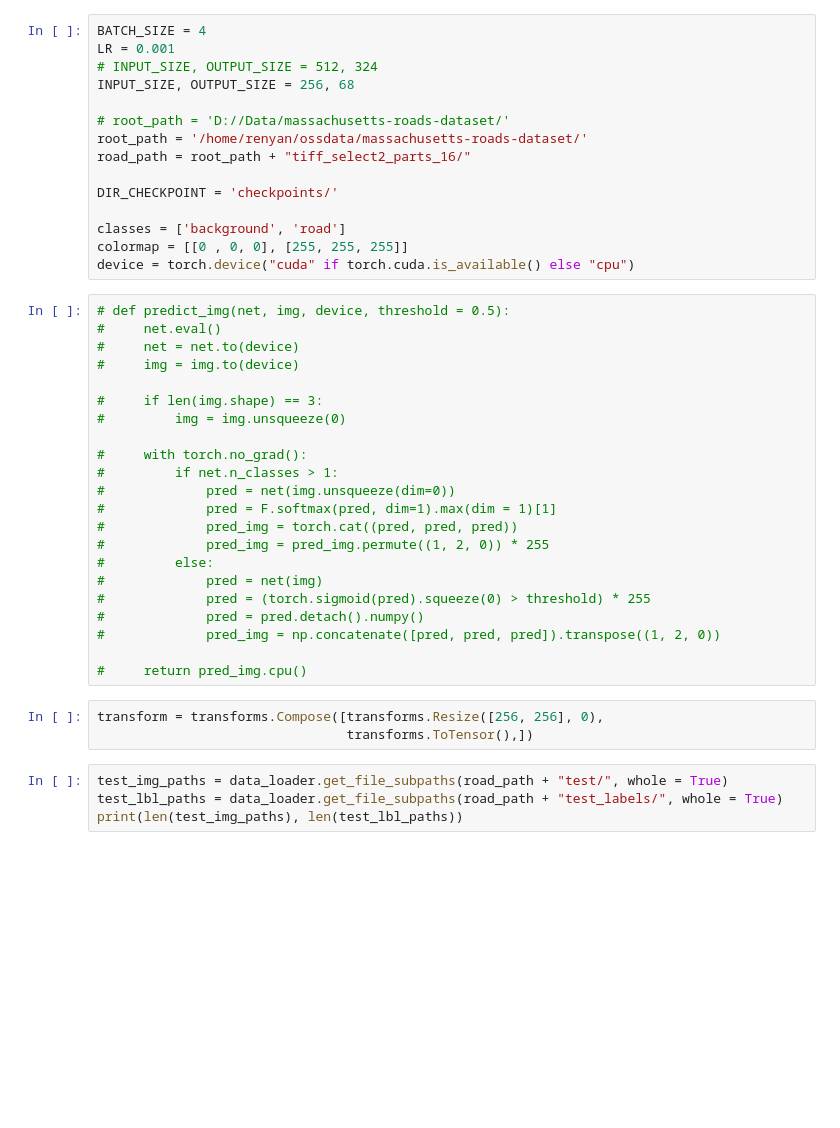
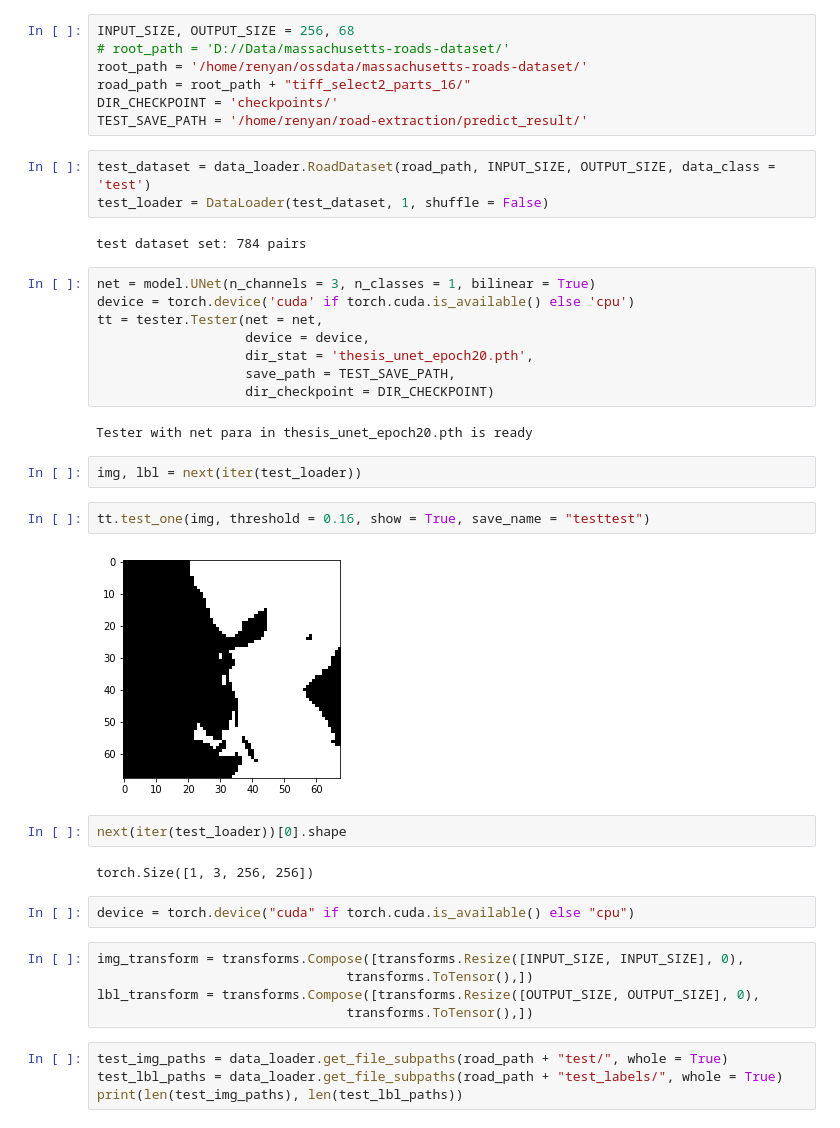
Before and after one commit to Ryanna-github/road-extraction, a Jupyter notebook: 2021-02-18_predict.ipynb, the cells around one changed output. Drawn from its saved outputs; the diff is of its cells as text; blank space fills up the shorter version.

```diff
--- a/2021-02-18_predict.ipynb
+++ b/2021-02-18_predict.ipynb
@@ -17,43 +18,42 @@ save_path = '/home/renyan/road-extraction/predict_result/'
 # %%
-BATCH_SIZE = 4
-LR = 0.001
-# INPUT_SIZE, OUTPUT_SIZE = 512, 324
 INPUT_SIZE, OUTPUT_SIZE = 256, 68
-
 # root_path = 'D://Data/massachusetts-roads-dataset/'
 root_path = '/home/renyan/ossdata/massachusetts-roads-dataset/'
 road_path = root_path + "tiff_select2_parts_16/"
-
 DIR_CHECKPOINT = 'checkpoints/'
-
-classes = ['background', 'road']
-colormap = [[0 , 0, 0], [255, 255, 255]]
-device = torch.device("cuda" if torch.cuda.is_available() else "cpu")
+TEST_SAVE_PATH = '/home/renyan/road-extraction/predict_result/'
-# %%
-# def predict_img(net, img, device, threshold = 0.5):
-#     net.eval()
-#     net = net.to(device)
-#     img = img.to(device)
-
-#     if len(img.shape) == 3:
-#         img = img.unsqueeze(0)
-
-#     with torch.no_grad():
-#         if net.n_classes > 1:
-#             pred = net(img.unsqueeze(dim=0))
-#             pred = F.softmax(pred, dim=1).max(dim = 1)[1]
-#             pred_img = torch.cat((pred, pred, pred))
-#             pred_img = pred_img.permute((1, 2, 0)) * 255
-#         else:
-#             pred = net(img)
-#             pred = (torch.sigmoid(pred).squeeze(0) > threshold) * 255
-#             pred = pred.detach().numpy()
-#             pred_img = np.concatenate([pred, pred, pred]).transpose((1, 2, 0))
-
-#     return pred_img.cpu()
+# %%
+test_dataset = data_loader.RoadDataset(road_path, INPUT_SIZE, OUTPUT_SIZE, data_class = 'test')
+test_loader = DataLoader(test_dataset, 1, shuffle = False)
+# %% [output]
+test dataset set: 784 pairs
+# %%
+net = model.UNet(n_channels = 3, n_classes = 1, bilinear = True)
+device = torch.device('cuda' if torch.cuda.is_available() else 'cpu')
+tt = tester.Tester(net = net,
+                   device = device,
+                   dir_stat = 'thesis_unet_epoch20.pth',
+                   save_path = TEST_SAVE_PATH,
+                   dir_checkpoint = DIR_CHECKPOINT)
+# %% [output]
+Tester with net para in thesis_unet_epoch20.pth is ready
+# %%
+img, lbl = next(iter(test_loader))
+# %%
+tt.test_one(img, threshold = 0.16, show = True, save_name = "testtest")
+# %% [output]
+[figure, added]
+# %%
+next(iter(test_loader))[0].shape
+# %% [output]
+torch.Size([1, 3, 256, 256])
+# %%
+device = torch.device("cuda" if torch.cuda.is_available() else "cpu")
 # %%
-transform = transforms.Compose([transforms.Resize([256, 256], 0),
+img_transform = transforms.Compose([transforms.Resize([INPUT_SIZE, INPUT_SIZE], 0),
                                 transforms.ToTensor(),])
+lbl_transform = transforms.Compose([transforms.Resize([OUTPUT_SIZE, OUTPUT_SIZE], 0),
+                                transforms.ToTensor(),])
 # %%
 test_img_paths = data_loader.get_file_subpaths(road_path + "test/", whole = True)
 test_lbl_paths = data_loader.get_file_subpaths(road_path + "test_labels/", whole = True)
```
Also changed, not shown: parts of 2 cells of this notebook, 4 other files.
